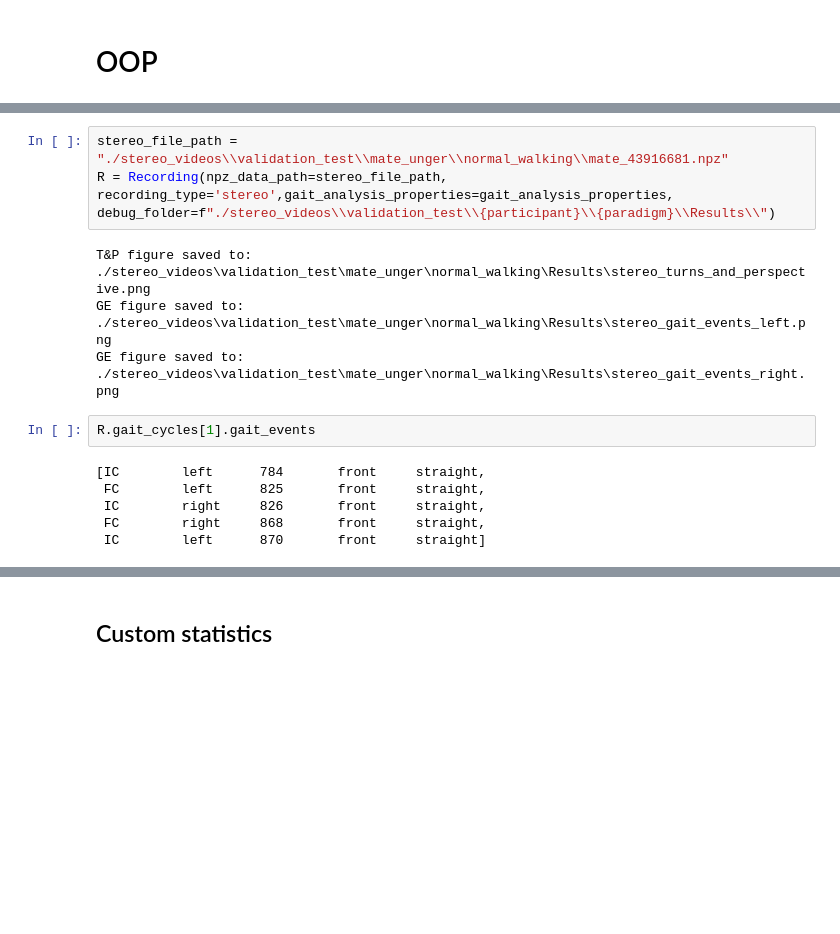
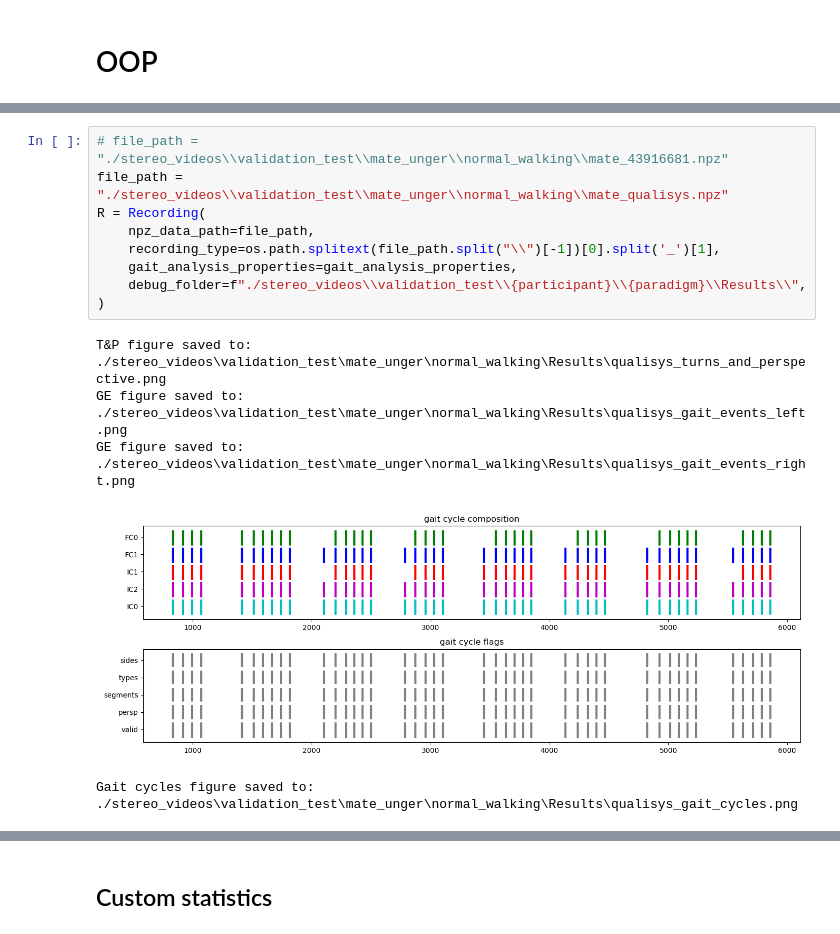
Before and after one commit to MateUnger/StereoVision, a Jupyter notebook: pipeline.ipynb, the cells around one changed output, grey strips where cells are left out. Drawn from its saved outputs; the diff is of its cells as text; blank space fills up the shorter version.

```diff
--- a/pipeline.ipynb
+++ b/pipeline.ipynb
@@ -1415,18 +1521,19 @@ class Recording:
 # %%
-stereo_file_path = "./stereo_videos\\validation_test\\mate_unger\\normal_walking\\mate_43916681.npz"
-R = Recording(npz_data_path=stereo_file_path, recording_type='stereo',gait_analysis_properties=gait_analysis_properties, debug_folder=f"./stereo_videos\\validation_test\\{participant}\\{paradigm}\\Results\\")
+# file_path = "./stereo_videos\\validation_test\\mate_unger\\normal_walking\\mate_43916681.npz"
+file_path = "./stereo_videos\\validation_test\\mate_unger\\normal_walking\\mate_qualisys.npz"
+R = Recording(
+    npz_data_path=file_path,
+    recording_type=os.path.splitext(file_path.split("\\")[-1])[0].split('_')[1],
+    gait_analysis_properties=gait_analysis_properties,
+    debug_folder=f"./stereo_videos\\validation_test\\{participant}\\{paradigm}\\Results\\",
+)
 # %% [output]
 T&P figure saved to:
-./stereo_videos\validation_test\mate_unger\normal_walking\Results\stereo_turns_and_perspective.png
+./stereo_videos\validation_test\mate_unger\normal_walking\Results\qualisys_turns_and_perspective.png
 GE figure saved to:
-./stereo_videos\validation_test\mate_unger\normal_walking\Results\stereo_gait_events_left.png
+./stereo_videos\validation_test\mate_unger\normal_walking\Results\qualisys_gait_events_left.png
 GE figure saved to:
-./stereo_videos\validation_test\mate_unger\normal_walking\Results\stereo_gait_events_right.png
+./stereo_videos\validation_test\mate_unger\normal_walking\Results\qualisys_gait_events_right.png
+[figure, added]
+Gait cycles figure saved to:
+./stereo_videos\validation_test\mate_unger\normal_walking\Results\qualisys_gait_cycles.png
-# %%
-R.gait_cycles[1].gait_events
-# %% [output]
-[IC        left      784       front     straight,
- FC        left      825       front     straight,
- IC        right     826       front     straight,
- FC        right     868       front     straight,
- IC        left      870       front     straight]
```
Also changed, not shown: parts of 8 cells of this notebook.
